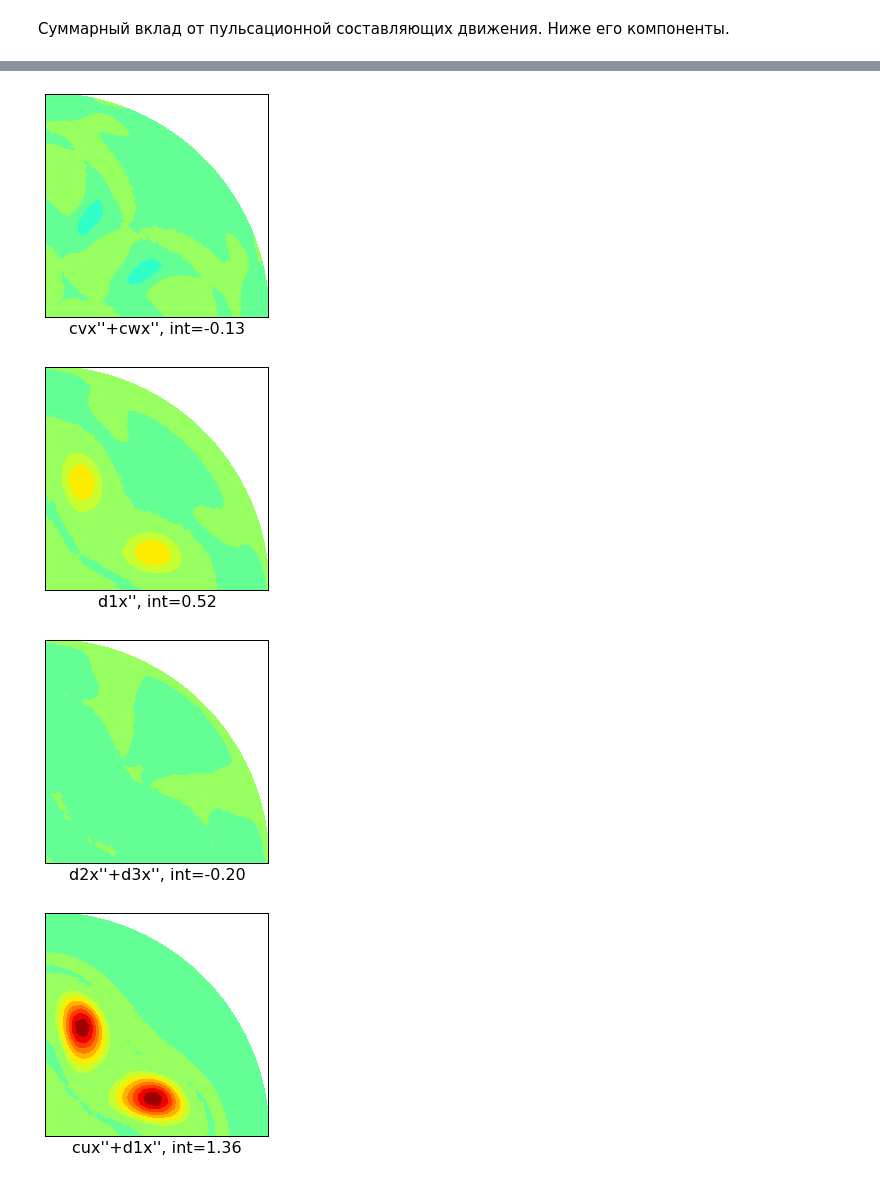
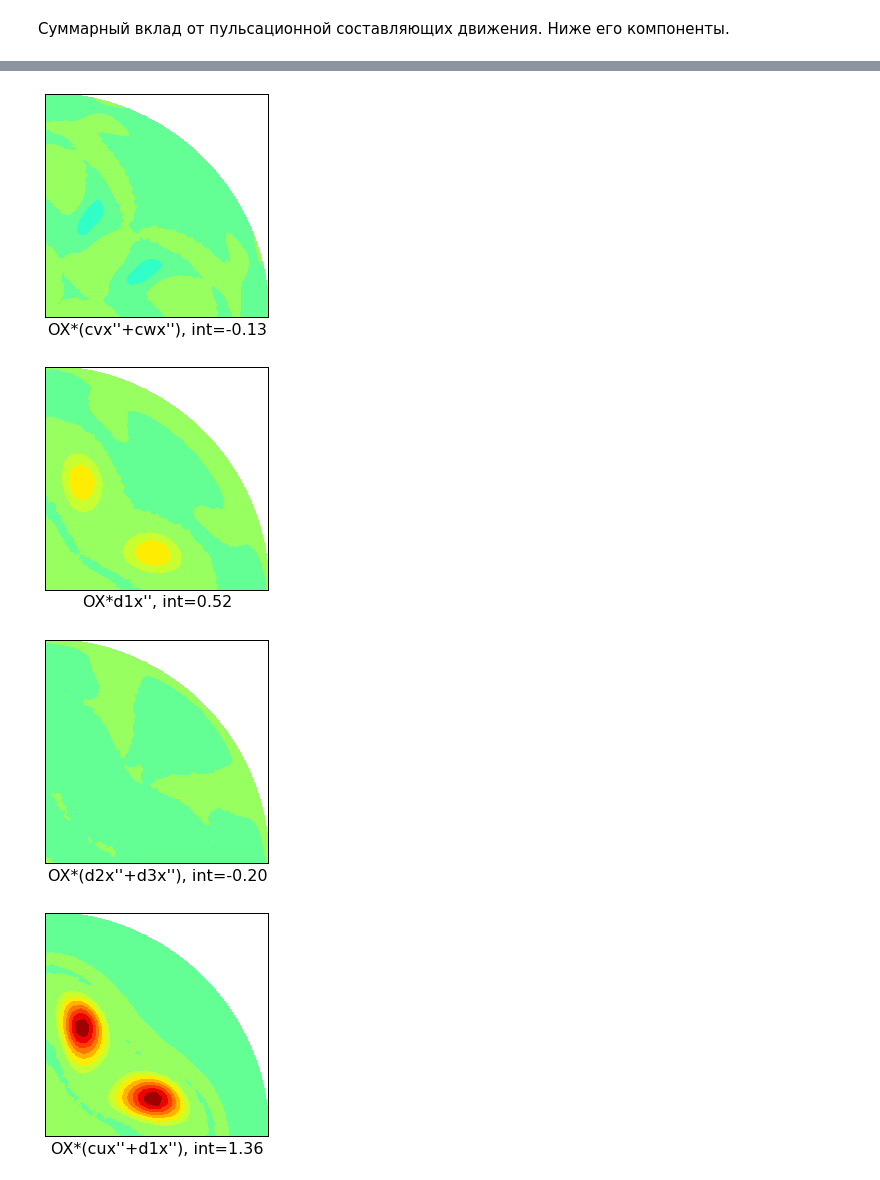
Before and after one commit to pimanov/research, a Jupyter notebook: edge2200_nl_part/edge-nl_analiz.ipynb, the cells around one changed output, grey strips where cells are left out. Drawn from its saved outputs; the diff is of its cells as text; code cells hidden in the pictures.

```diff
--- a/edge2200_nl_part/edge-nl_analiz.ipynb
+++ b/edge2200_nl_part/edge-nl_analiz.ipynb
@@ -422,7 +425,7 @@ def mean_polar_plot(oxs, oname, spm=None):
 
     if spm == None: spm = opm
     if spm < 0: spm *= -1
-    plt.xlabel("%s, int=%4.2f" % (oname, opm/spm), fontsize=16)
+    plt.xlabel("OX*%s, int=%4.2f" % (oname, opm/spm), fontsize=16)
 
     return opm
 # %%
@@ -466,16 +469,16 @@ _ = mean_polar_plot(cux1*OX, "cux''", smax)
 # %%
-_ = mean_polar_plot((cvx1+cwx1)*OX, "cvx''+cwx''", smax)
+_ = mean_polar_plot((cvx1+cwx1)*OX, "(cvx''+cwx'')", smax)
 # %% [output]
-[figure, old version]
+[figure, new version]
 # %%
 _ = mean_polar_plot(d1x1*OX, "d1x''", smax)
 # %% [output]
-[figure, old version]
+[figure, new version]
 # %%
-_ = mean_polar_plot(d23x1*OX, "d2x''+d3x''", smax)
+_ = mean_polar_plot(d23x1*OX, "(d2x''+d3x'')", smax)
 # %% [output]
-[figure, old version]
+[figure, new version]
 # %%
-_ = mean_polar_plot((cux+d1x)*OX, "cux''+d1x''", smax)
+_ = mean_polar_plot((cux+d1x)*OX, "(cux''+d1x'')", smax)
 # %% [output]
-[figure, old version]
+[figure, new version]
```
Also changed, not shown: parts of 29 cells of this notebook.
